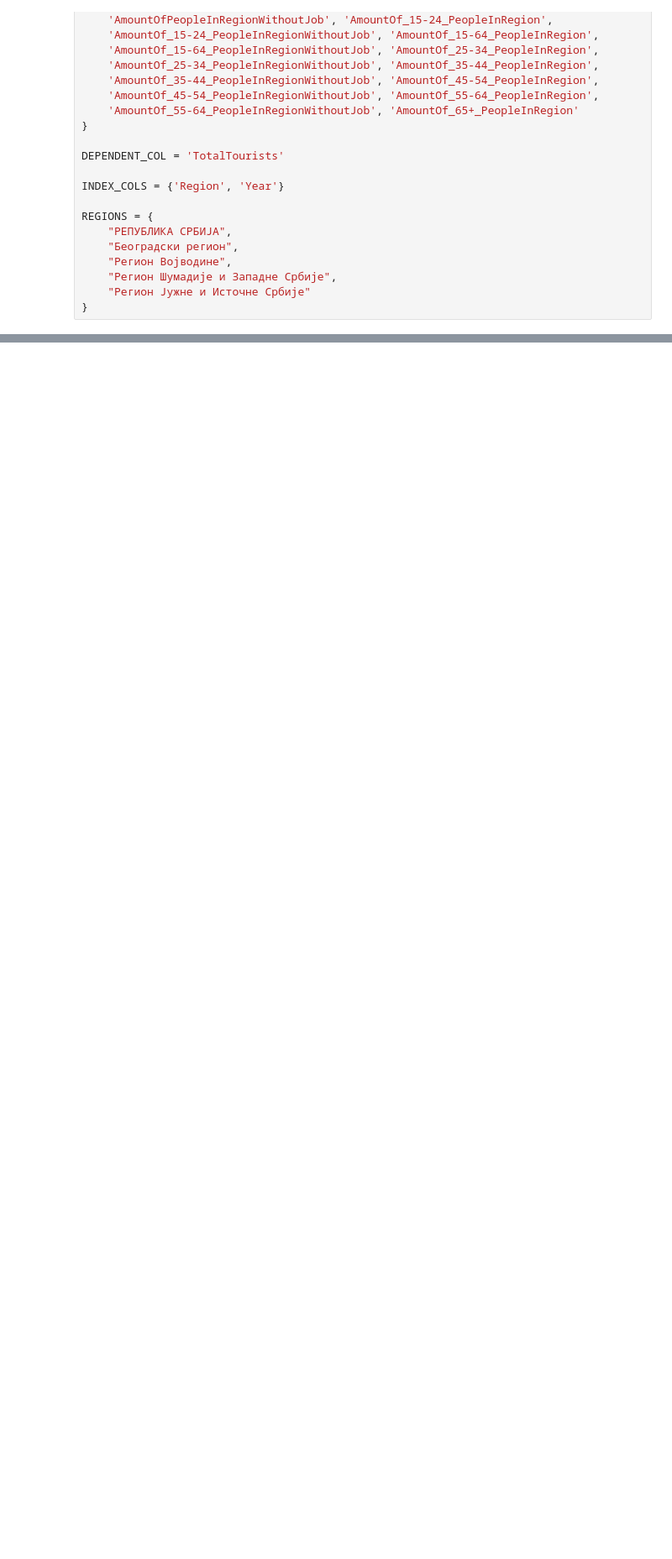
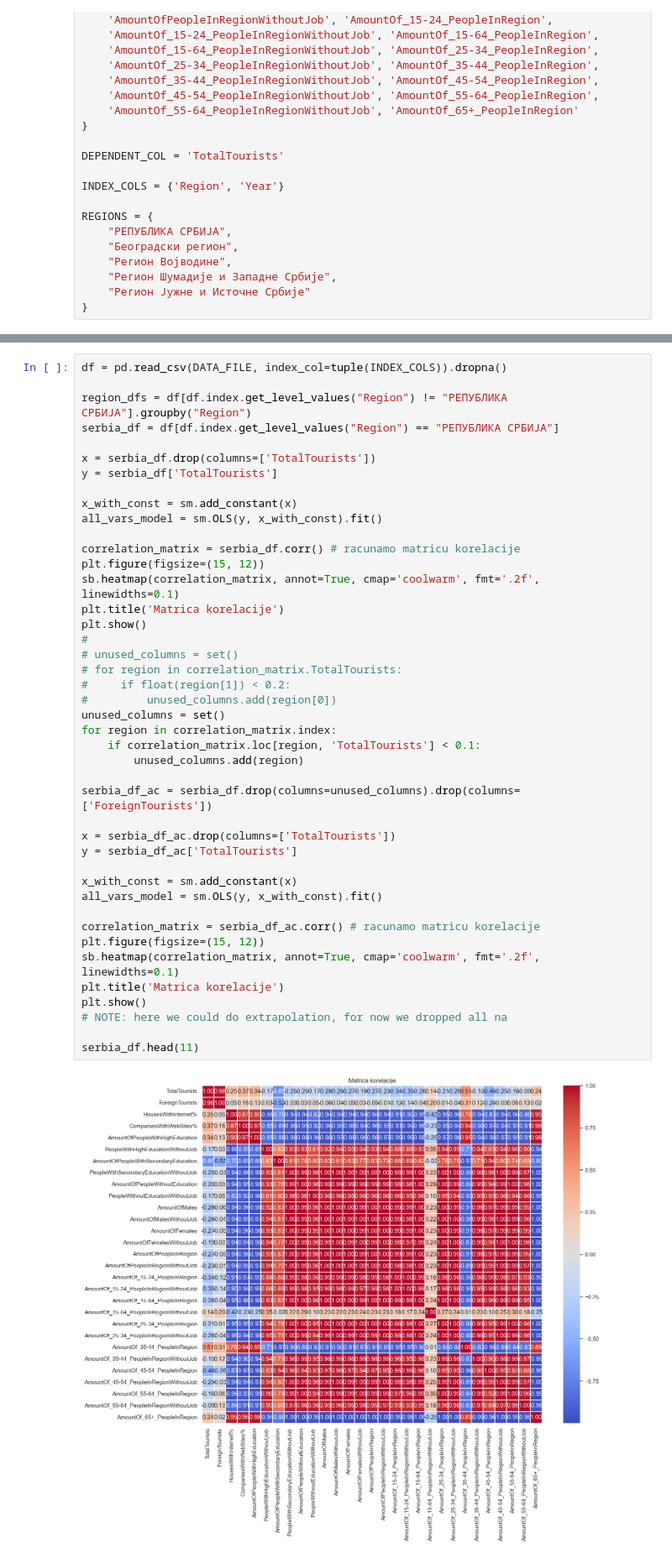
Before and after one commit to cetkovicaleksa/nans-projekat, a Jupyter notebook: nans.ipynb, the cells around one changed output, grey strips where cells are left out. Shown at 84% size. Cells and saved outputs as stored; diff of their text form; blank space fills up the shorter version.

```diff
--- a/nans.ipynb
+++ b/nans.ipynb
@@ -61,0 +42,45 @@ serbia_df.head(11)
+# %%
+df = pd.read_csv(DATA_FILE, index_col=tuple(INDEX_COLS)).dropna()
+
+region_dfs = df[df.index.get_level_values("Region") != "РЕПУБЛИКА СРБИЈА"].groupby("Region")
+serbia_df = df[df.index.get_level_values("Region") == "РЕПУБЛИКА СРБИЈА"]
+
+x = serbia_df.drop(columns=['TotalTourists'])
+y = serbia_df['TotalTourists']
+
+x_with_const = sm.add_constant(x)
+all_vars_model = sm.OLS(y, x_with_const).fit()
+
+correlation_matrix = serbia_df.corr() # racunamo matricu korelacije
+plt.figure(figsize=(15, 12))
+sb.heatmap(correlation_matrix, annot=True, cmap='coolwarm', fmt='.2f', linewidths=0.1)
+plt.title('Matrica korelacije')
+plt.show()
+#
+# unused_columns = set()
+# for region in correlation_matrix.TotalTourists:
+#     if float(region[1]) < 0.2:
+#         unused_columns.add(region[0])
+unused_columns = set()
+for region in correlation_matrix.index:
+    if correlation_matrix.loc[region, 'TotalTourists'] < 0.1:
+        unused_columns.add(region)
+
+serbia_df_ac = serbia_df.drop(columns=unused_columns).drop(columns=['ForeignTourists'])
+
+x = serbia_df_ac.drop(columns=['TotalTourists'])
+y = serbia_df_ac['TotalTourists']
+
+x_with_const = sm.add_constant(x)
+all_vars_model = sm.OLS(y, x_with_const).fit()
+
+correlation_matrix = serbia_df_ac.corr() # racunamo matricu korelacije
+plt.figure(figsize=(15, 12))
+sb.heatmap(correlation_matrix, annot=True, cmap='coolwarm', fmt='.2f', linewidths=0.1)
+plt.title('Matrica korelacije')
+plt.show()
+# NOTE: here we could do extrapolation, for now we dropped all na
+
+serbia_df.head(11)
+# %% [output]
+[figure, added]
```
Also changed, not shown: parts of 4 cells of this notebook, 2 other files.
